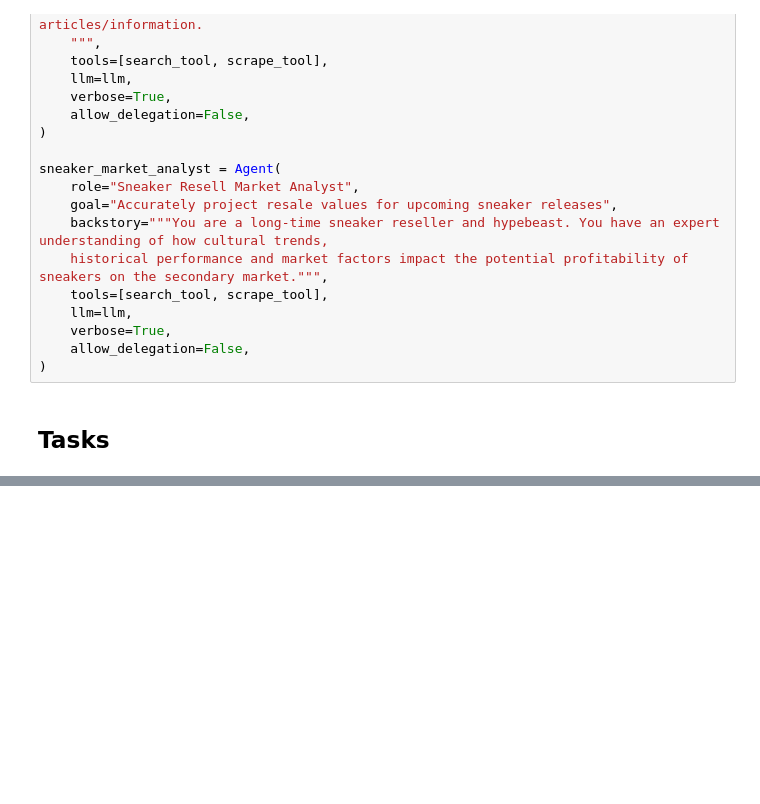
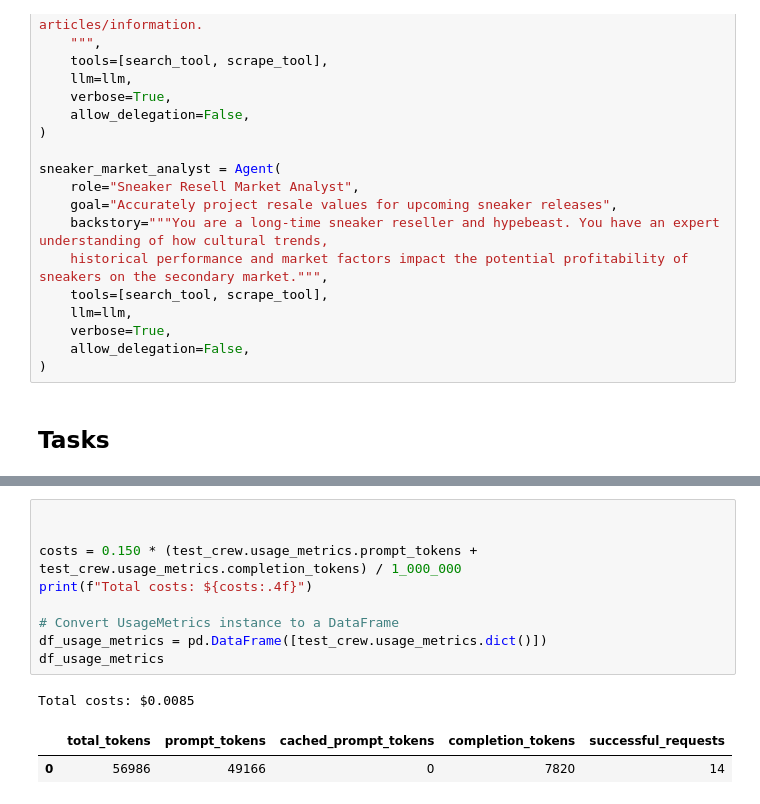
Before and after one commit to CaedinM/flipper, a Jupyter notebook: backend/crews/sneaker_market_reseach/notebooks/test_market_research_crew.ipynb, the cells around one changed output, grey strips where cells are left out. Drawn from its saved outputs; the diff is of its cells as text; blank space fills up the shorter version.

```diff
--- a/backend/crews/sneaker_market_reseach/notebooks/test_market_research_crew.ipynb
+++ b/backend/crews/sneaker_market_reseach/notebooks/test_market_research_crew.ipynb
@@ -220,0 +235,13 @@ result
+# %%
+
+
+costs = 0.150 * (test_crew.usage_metrics.prompt_tokens + test_crew.usage_metrics.completion_tokens) / 1_000_000
+print(f"Total costs: ${costs:.4f}")
+
+# Convert UsageMetrics instance to a DataFrame
+df_usage_metrics = pd.DataFrame([test_crew.usage_metrics.dict()])
+df_usage_metrics
+# %% [output]
+Total costs: $0.0085
+|  | total_tokens | prompt_tokens | cached_prompt_tokens | completion_tokens | successful_requests |
+| 0 | 56986 | 49166 | 0 | 7820 | 14 |
```
Also changed, not shown: parts of 5 cells of this notebook.
